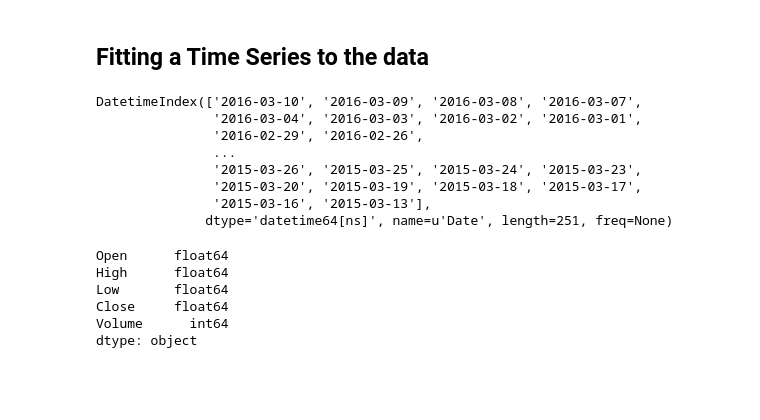
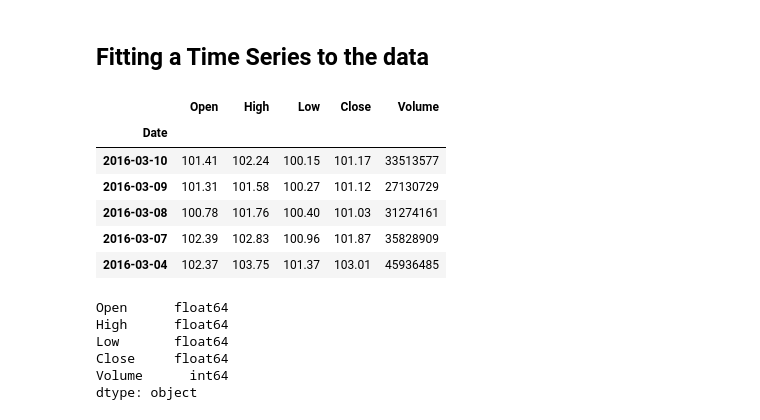
Before and after one commit to YangYanyan1020/bigdata_analytics, a Jupyter notebook: hw2/stock_prediction.ipynb, the cells around one changed output. Saved outputs shown, nothing was run; the diff lists cells and outputs as text; code cells hidden in the pictures; blank space fills up the shorter version.

```diff
--- a/hw2/stock_prediction.ipynb
+++ b/hw2/stock_prediction.ipynb
@@ -223,16 +223,15 @@ dateparse = lambda dates : pd.datetime.strptime(dates, '%d-%b-%y')
 # parse dates to convert the data into a time series
 data = pd.read_csv('./stock_data/AAPL.csv', index_col=0, date_parser=dateparse)
 # %%
-data.index
+data.head()
 # %% [output]
-DatetimeIndex(['2016-03-10', '2016-03-09', '2016-03-08', '2016-03-07',
-               '2016-03-04', '2016-03-03', '2016-03-02', '2016-03-01',
-               '2016-02-29', '2016-02-26',
-               ...
-               '2015-03-26', '2015-03-25', '2015-03-24', '2015-03-23',
-               '2015-03-20', '2015-03-19', '2015-03-18', '2015-03-17',
-               '2015-03-16', '2015-03-13'],
-              dtype='datetime64[ns]', name=u'﻿Date', length=251, freq=None)
+|  | Open | High | Low | Close | Volume |
+| ﻿Date |  |  |  |  |  |
+| 2016-03-10 | 101.41 | 102.24 | 100.15 | 101.17 | 33513577 |
+| 2016-03-09 | 101.31 | 101.58 | 100.27 | 101.12 | 27130729 |
+| 2016-03-08 | 100.78 | 101.76 | 100.40 | 101.03 | 31274161 |
+| 2016-03-07 | 102.39 | 102.83 | 100.96 | 101.87 | 35828909 |
+| 2016-03-04 | 102.37 | 103.75 | 101.37 | 103.01 | 45936485 |
 # %%
 data.dtypes
 # %% [output]
```
Also changed, not shown: parts of 5 cells of this notebook, 6 other files.
